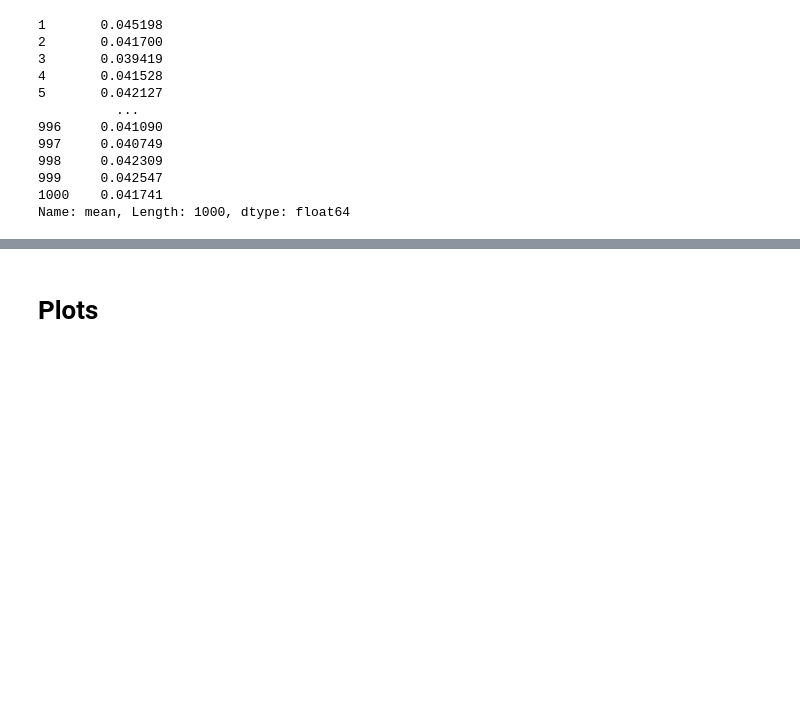
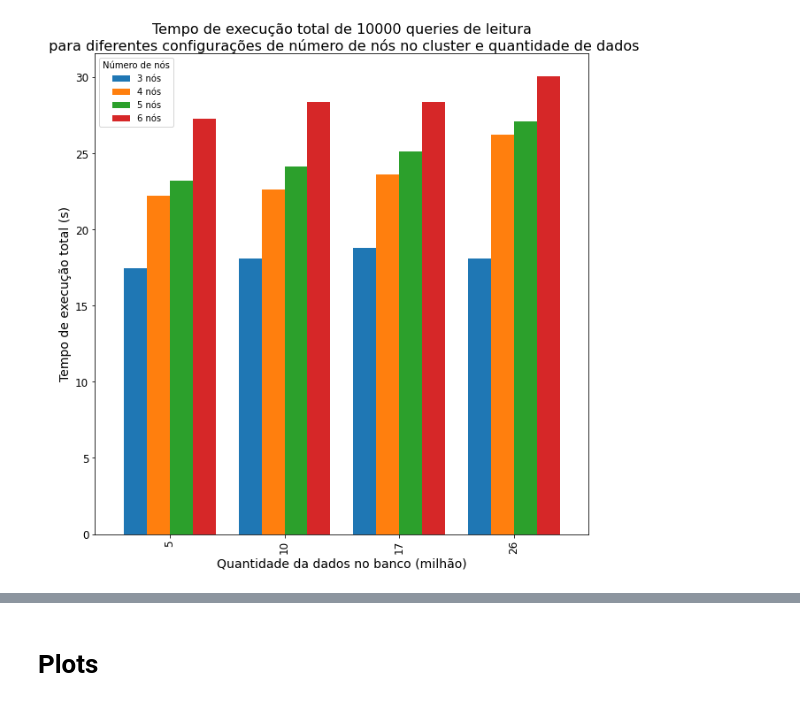
Before and after one commit to svponte/bdm, a Jupyter notebook: resultados/analise_resultados.ipynb, the cells around one changed output, grey strips where cells are left out. Saved outputs shown, nothing was run; the diff lists cells and outputs as text; code cells hidden in the pictures; blank space fills up the shorter version.

Commit message:
adding results graphics

```diff
--- a/resultados/analise_resultados.ipynb
+++ b/resultados/analise_resultados.ipynb
@@ -40,0 +8,2 @@ df_t.head()
+# %%
+root_dir = '../script/outputs/'
@@ -40,0 +66,3 @@ df_t.head()
+# %%
+ordem = ['3_nos', '4_nos', '5_nos', '6_nos']
+nos_dict = {k: nos_dict[k] for k in ordem}
@@ -40,0 +90,20 @@ df_t.head()
+# %%
+df_final = pd.DataFrame()
+for k, v in nos_dict.items():
+    for file in v:
+        folderpath = os.path.join(root_dir, k)
+        filepath = os.path.join(folderpath, file)
+
+        df = pd.read_csv(filepath)
+        df = df.drop(['Unnamed: 0'], axis=1)
+
+        k_clean = k.replace('_', ' ')
+        k_clean = k_clean.replace('o', 'ó')
+        df['Número de nós'] = k_clean
+
+        for bd, f in bdm_dict.items():
+            if file in bdm_dict[bd]:
+                df['Quantidade de dados'] = bd
+        df_final = df_final.append(df)
+df_final.reset_index(inplace=True)
+df_final = df_final.drop(['index'], axis=1)
@@ -40,0 +143,3 @@ df_t.head()
+# %%
+df_final_pivot = df_final.pivot_table(index="Quantidade de dados", columns="Número de nós", values="execution_time", aggfunc='sum')
+df_final_pivot = df_final_pivot.reindex(bdm_dict.keys())
@@ -84,16 +156,0 @@ df_t_descibe
-# %%
-mean_list = df_t_descibe.iloc[1, :]
-mean_list
-# %% [output]
-1       0.045198
-2       0.041700
-3       0.039419
-4       0.041528
-5       0.042127
-          ...
-996     0.041090
-997     0.040749
-998     0.042309
-999     0.042547
-1000    0.041741
-Name: mean, Length: 1000, dtype: float64
@@ -99,0 +159,19 @@ Name: mean, Length: 1000, dtype: float64
+# %%
+df_final_pivot.plot.bar(figsize=(10,10), width=0.8)
+
+plt.title(f"Tempo de execução total de {n_queries} queries de leitura\n para diferentes configurações de número de nós no cluster e quantidade de dados",
+          fontdict={'size': 16},
+          wrap=True)
+
+plt.xlabel('Quantidade da dados no banco (milhão)',
+           fontdict={'size': 14})
+plt.ylabel('Tempo de execução total (s)', fontdict={'size': 14})
+
+plt.tick_params(axis='x', labelsize=12)
+plt.tick_params(axis='y', labelsize=12)
+
+plt.savefig(f'final_histplot.png', dpi=300)
+
+plt.show()
+# %% [output]
+[figure, added]
```
Also changed, not shown: parts of 53 cells of this notebook, 17 other files.
